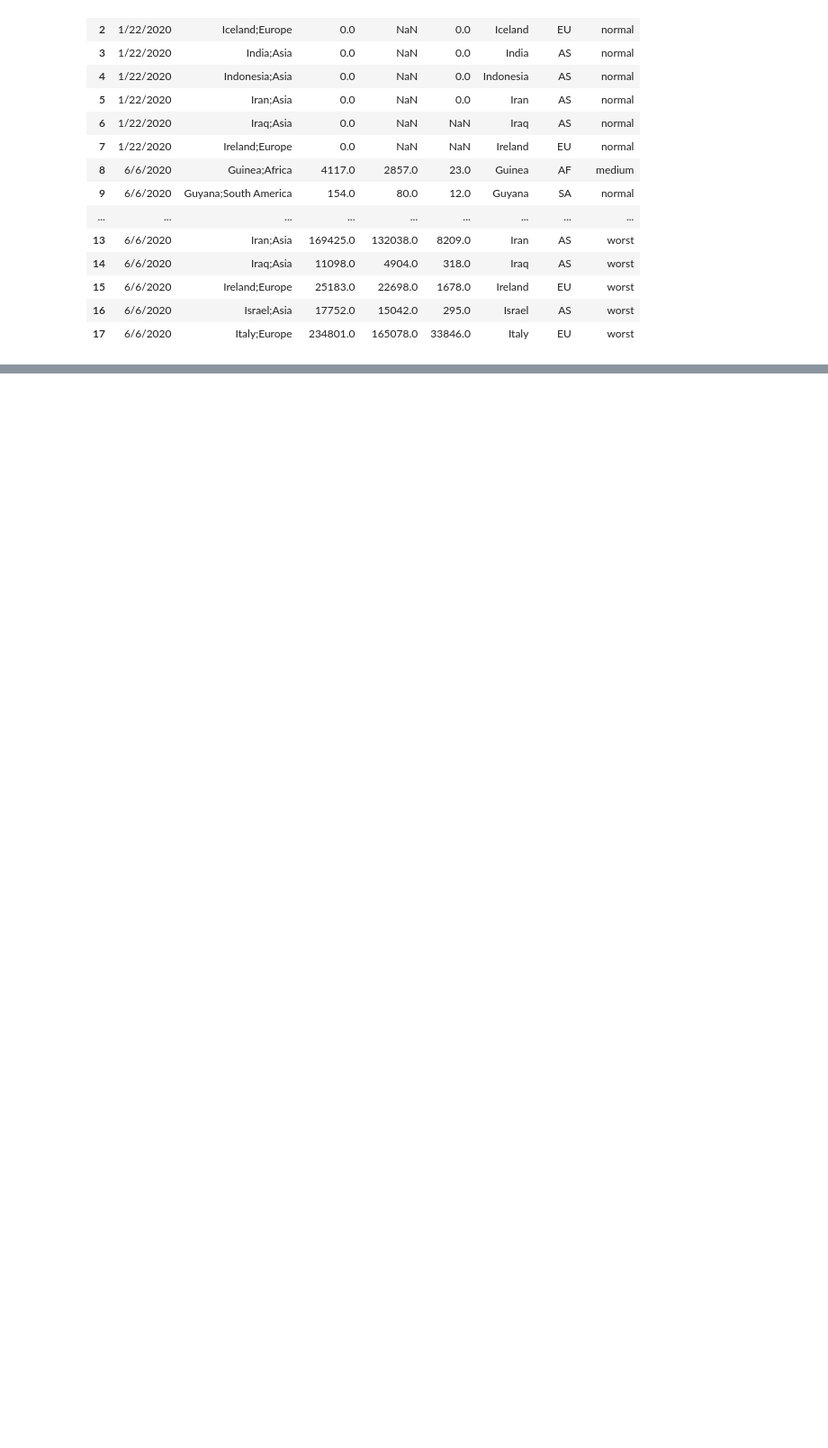
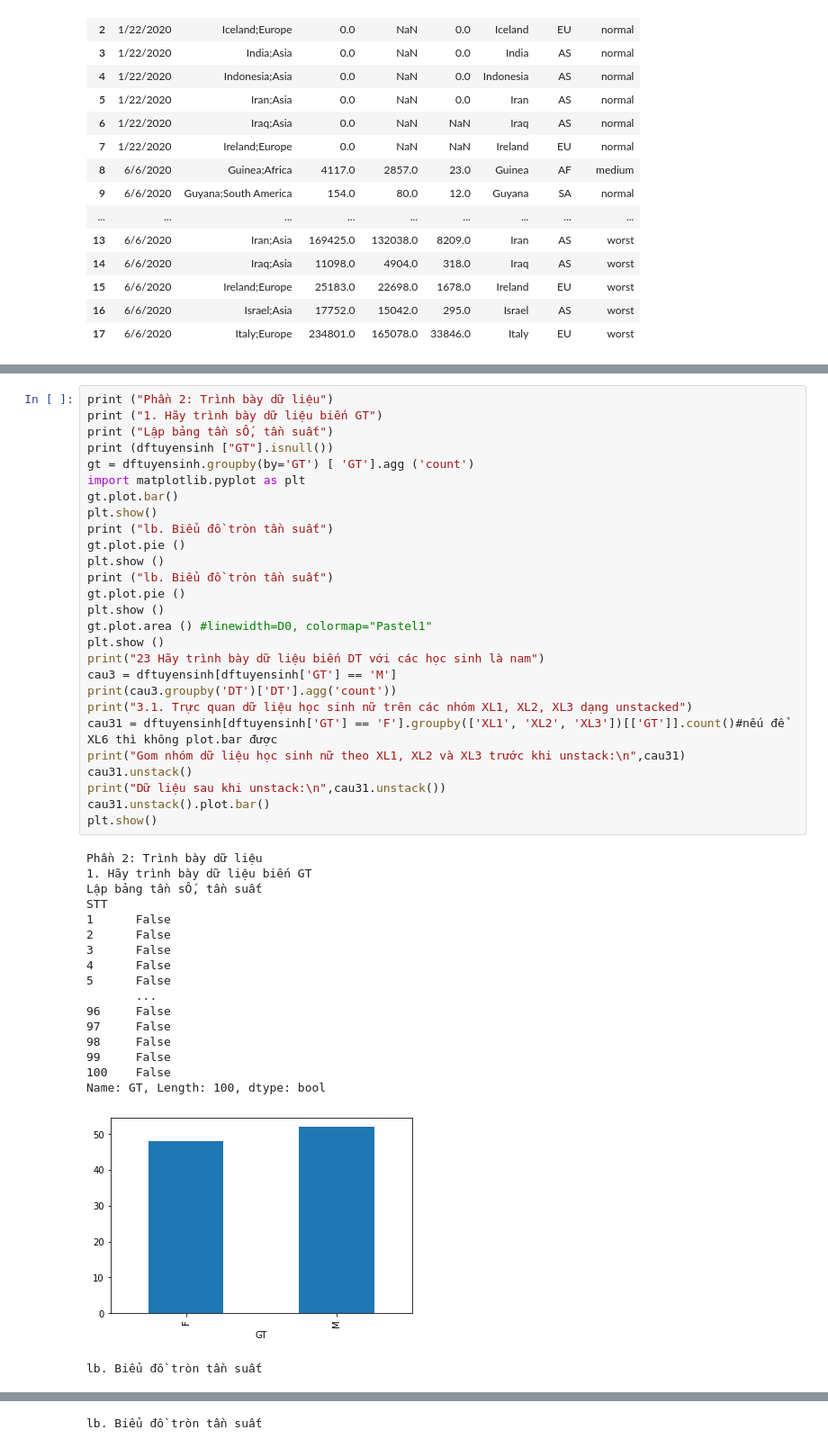
Before and after one commit to Kiet2k2/lab03, a Jupyter notebook: lab02.ipynb, the cells around one changed output, grey strips where cells are left out. Shown at 90% size. Saved outputs shown, nothing was run; the diff lists cells and outputs as text; blank space fills up the shorter version.

Commit message:
Được tạo bằng Colaboratory

```diff
--- a/lab02.ipynb
+++ b/lab02.ipynb
@@ -247,0 +413,46 @@ res
+# %%
+print ("Phần 2: Trình bày dữ liệu")
+print ("1. Hãy trình bày dữ liệu biến GT")
+print ("Lập bảng tần sỐ, tần suất")
+print (dftuyensinh ["GT"].isnull())
+gt = dftuyensinh.groupby(by='GT') [ 'GT'].agg ('count')
+import matplotlib.pyplot as plt
+gt.plot.bar()
+plt.show()
+print ("lb. Biểu đồ tròn tần suất")
+gt.plot.pie ()
+plt.show ()
+print ("lb. Biểu đồ tròn tần suất")
+gt.plot.pie ()
+plt.show ()
+gt.plot.area () #linewidth=D0, colormap="Pastel1"
+plt.show ()
+print("23 Hãy trình bày dữ liệu biến DT với các học sinh là nam")
+cau3 = dftuyensinh[dftuyensinh['GT'] == 'M']
+print(cau3.groupby('DT')['DT'].agg('count'))
+print("3.1. Trực quan dữ liệu học sinh nữ trên các nhóm XL1, XL2, XL3 dạng unstacked")
+cau31 = dftuyensinh[dftuyensinh['GT'] == 'F'].groupby(['XL1', 'XL2', 'XL3'])[['GT']].count()#nếu để XL6 thì không plot.bar được
+print("Gom nhóm dữ liệu học sinh nữ theo XL1, XL2 và XL3 trước khi unstack:\n",cau31)
+cau31.unstack()
+print("Dữ liệu sau khi unstack:\n",cau31.unstack())
+cau31.unstack().plot.bar()
+plt.show()
+# %% [output]
+Phần 2: Trình bày dữ liệu
+1. Hãy trình bày dữ liệu biến GT
+Lập bảng tần sỐ, tần suất
+STT
+1      False
+2      False
+3      False
+4      False
+5      False
+       ...
+96     False
+97     False
+98     False
+99     False
+100    False
+Name: GT, Length: 100, dtype: bool
+[figure, added]
+lb. Biểu đồ tròn tần suất
@@ -247,0 +460 @@ res
+lb. Biểu đồ tròn tần suất
```
Also changed, not shown: parts of 8 cells of this notebook.
